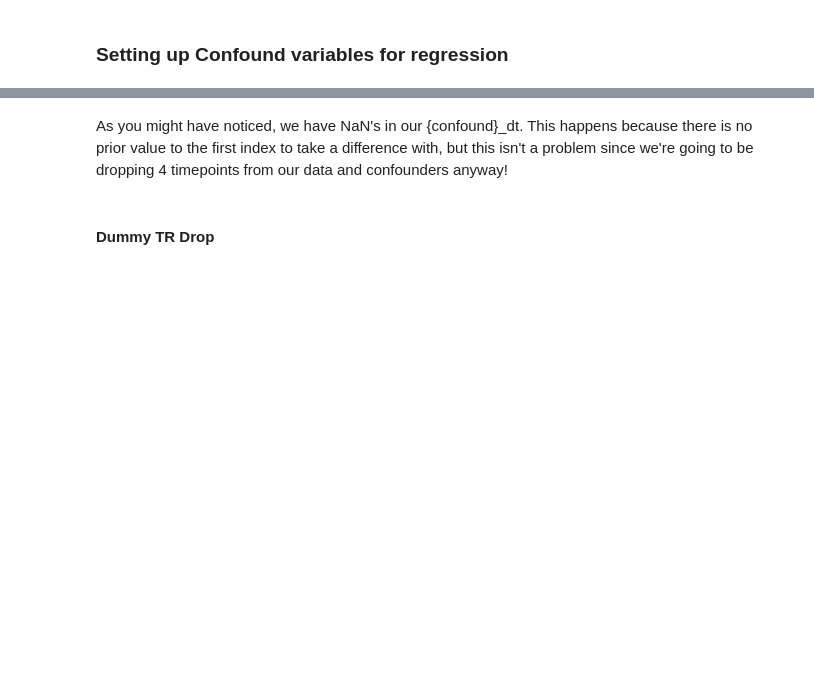
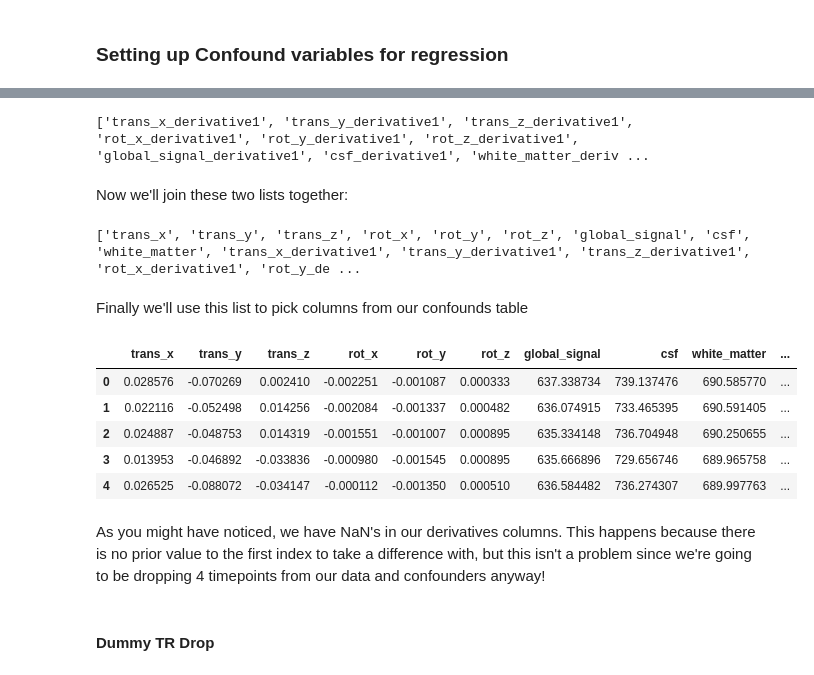
Before and after one commit to carpentries-incubator/SDC-BIDS-fMRI, a Jupyter notebook: code/06_data-cleaning-with-nilearn_solutions.ipynb, the cells around one changed output, grey strips where cells are left out. Cells and saved outputs as stored; diff of their text form; code cells hidden in the pictures; blank space fills up the shorter version.

```diff
--- a/code/06_data-cleaning-with-nilearn_solutions.ipynb
+++ b/code/06_data-cleaning-with-nilearn_solutions.ipynb
@@ -108,12 +127,0 @@ confound_df.head()
-# %%
-#For each of these columns we want to compute the temporal derivative, we'll use a for-loop for simplicity
-for col in confound_df.columns:
-
-    #Example X --> X_dt
-    new_name = '{}_dt'.format(col)
-
-    #Compute differences for each pair of rows from start to end.
-    new_col = confound_df[col].diff()
-
-    #Make new column in our dataframe
-    confound_df[new_name] = new_col
@@ -119,0 +130,8 @@ for col in confound_df.columns:
+# %%
+# Select confounds and view
+confound_vars = ['trans_x','trans_y','trans_z',
+                 'rot_x','rot_y','rot_z',
+                 'global_signal',
+                 'csf', 'white_matter']
+confound_df = confound_df[confound_vars]
+confound_df.head()
@@ -120,7 +151,32 @@ for col in confound_df.columns:
+# %%
+# Get derivative column names
+derivative_columns = ['{}_derivative1'.format(c) for c
+                     in confound_vars]
+
+print(derivative_columns)
+# %% [output]
+['trans_x_derivative1', 'trans_y_derivative1', 'trans_z_derivative1', 'rot_x_derivative1', 'rot_y_derivative1', 'rot_z_derivative1', 'global_signal_derivative1', 'csf_derivative1', 'white_matter_deriv ...
+# %% [markdown]
+Now we'll join these two lists together:
+# %%
+final_confounds = confound_vars + derivative_columns
+print(final_confounds)
+# %% [output]
+['trans_x', 'trans_y', 'trans_z', 'rot_x', 'rot_y', 'rot_z', 'global_signal', 'csf', 'white_matter', 'trans_x_derivative1', 'trans_y_derivative1', 'trans_z_derivative1', 'rot_x_derivative1', 'rot_y_de ...
+# %% [markdown]
+Finally we'll use this list to pick columns from our confounds table
 # %%
+confound_df = confound_df[final_confounds]
 confound_df.head()
+# %% [output]
+|  | trans_x | trans_y | trans_z | rot_x | rot_y | rot_z | global_signal | csf | white_matter | ... |
+| 0 | 0.028576 | -0.070269 | 0.002410 | -0.002251 | -0.001087 | 0.000333 | 637.338734 | 739.137476 | 690.585770 | ... |
+| 1 | 0.022116 | -0.052498 | 0.014256 | -0.002084 | -0.001337 | 0.000482 | 636.074915 | 733.465395 | 690.591405 | ... |
+| 2 | 0.024887 | -0.048753 | 0.014319 | -0.001551 | -0.001007 | 0.000895 | 635.334148 | 736.704948 | 690.250655 | ... |
+| 3 | 0.013953 | -0.046892 | -0.033836 | -0.000980 | -0.001545 | 0.000895 | 635.666896 | 729.656746 | 689.965758 | ... |
+| 4 | 0.026525 | -0.088072 | -0.034147 | -0.000112 | -0.001350 | 0.000510 | 636.584482 | 736.274307 | 689.997763 | ... |
 # %% [markdown]
-As you might have noticed, we have NaN's in our {confound}_dt. This happens because there is no prior value to the first index to take a difference with, but this isn't a problem since we're going to be dropping 4 timepoints from our data and confounders anyway!
+As you might have noticed, we have NaN's in our derivatives columns. This happens because there is no prior value to the first index to take a difference with, but this isn't a problem since we're going to be dropping 4 timepoints from our data and confounders anyway!
 # %% [markdown]
 #### Dummy TR Drop
 # %%
```
Also changed, not shown: parts of 15 cells of this notebook, 1 other file.
